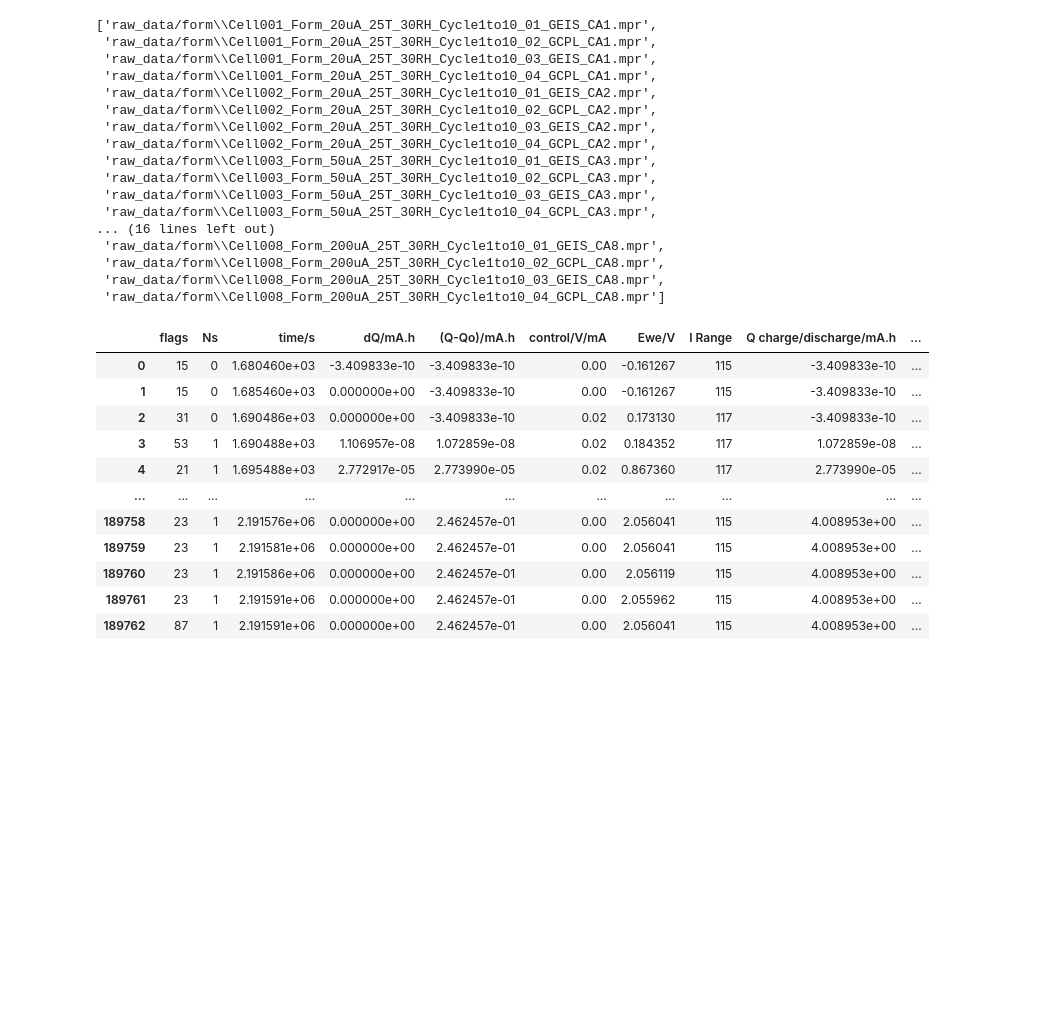
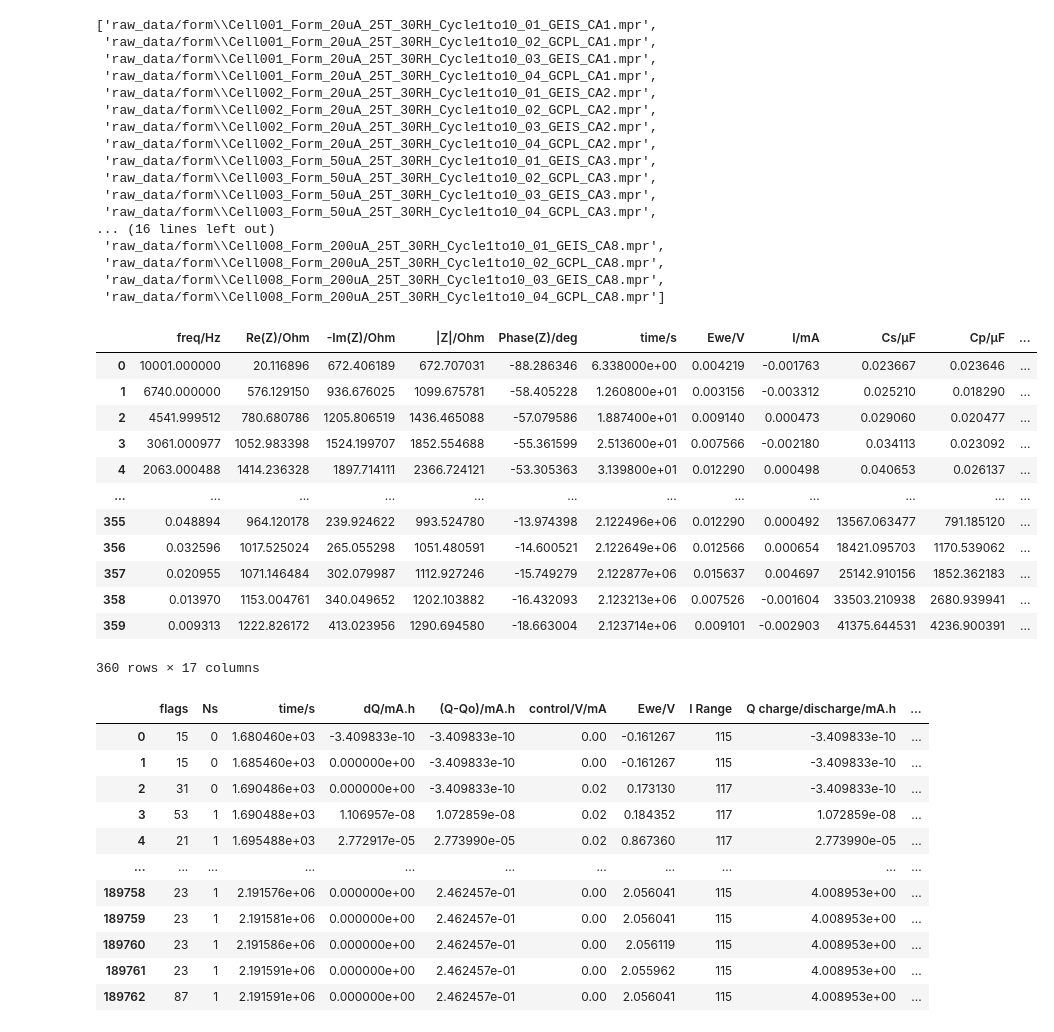
Before and after one commit to Yue-Yao/EIS, a Jupyter notebook: Dataset_EIS.ipynb, the cells around one changed output. Drawn from its saved outputs; the diff is of its cells as text; code cells hidden in the pictures; blank space fills up the shorter version.

```diff
--- a/Dataset_EIS.ipynb
+++ b/Dataset_EIS.ipynb
@@ -60,4 +60,21 @@ read_mpr.searchmpr('raw_data/form')
  'raw_data/form\\Cell008_Form_200uA_25T_30RH_Cycle1to10_02_GCPL_CA8.mpr',
  'raw_data/form\\Cell008_Form_200uA_25T_30RH_Cycle1to10_03_GEIS_CA8.mpr',
  'raw_data/form\\Cell008_Form_200uA_25T_30RH_Cycle1to10_04_GCPL_CA8.mpr']
+# %%
+#cpl
+df_form[0]
+# %% [output]
+|  | freq/Hz | Re(Z)/Ohm | -Im(Z)/Ohm | |Z|/Ohm | Phase(Z)/deg | time/s | Ewe/V | I/mA | Cs/µF | Cp/µF | ... |
+| 0 | 10001.000000 | 20.116896 | 672.406189 | 672.707031 | -88.286346 | 6.338000e+00 | 0.004219 | -0.001763 | 0.023667 | 0.023646 | ... |
+| 1 | 6740.000000 | 576.129150 | 936.676025 | 1099.675781 | -58.405228 | 1.260800e+01 | 0.003156 | -0.003312 | 0.025210 | 0.018290 | ... |
+| 2 | 4541.999512 | 780.680786 | 1205.806519 | 1436.465088 | -57.079586 | 1.887400e+01 | 0.009140 | 0.000473 | 0.029060 | 0.020477 | ... |
+| 3 | 3061.000977 | 1052.983398 | 1524.199707 | 1852.554688 | -55.361599 | 2.513600e+01 | 0.007566 | -0.002180 | 0.034113 | 0.023092 | ... |
+| 4 | 2063.000488 | 1414.236328 | 1897.714111 | 2366.724121 | -53.305363 | 3.139800e+01 | 0.012290 | 0.000498 | 0.040653 | 0.026137 | ... |
+| ... | ... | ... | ... | ... | ... | ... | ... | ... | ... | ... | ... |
+| 355 | 0.048894 | 964.120178 | 239.924622 | 993.524780 | -13.974398 | 2.122496e+06 | 0.012290 | 0.000492 | 13567.063477 | 791.185120 | ... |
+| 356 | 0.032596 | 1017.525024 | 265.055298 | 1051.480591 | -14.600521 | 2.122649e+06 | 0.012566 | 0.000654 | 18421.095703 | 1170.539062 | ... |
+| 357 | 0.020955 | 1071.146484 | 302.079987 | 1112.927246 | -15.749279 | 2.122877e+06 | 0.015637 | 0.004697 | 25142.910156 | 1852.362183 | ... |
+| 358 | 0.013970 | 1153.004761 | 340.049652 | 1202.103882 | -16.432093 | 2.123213e+06 | 0.007526 | -0.001604 | 33503.210938 | 2680.939941 | ... |
+| 359 | 0.009313 | 1222.826172 | 413.023956 | 1290.694580 | -18.663004 | 2.123714e+06 | 0.009101 | -0.002903 | 41375.644531 | 4236.900391 | ... |
+360 rows × 17 columns
 # %%
```
Also changed, not shown: parts of 42 cells of this notebook.
